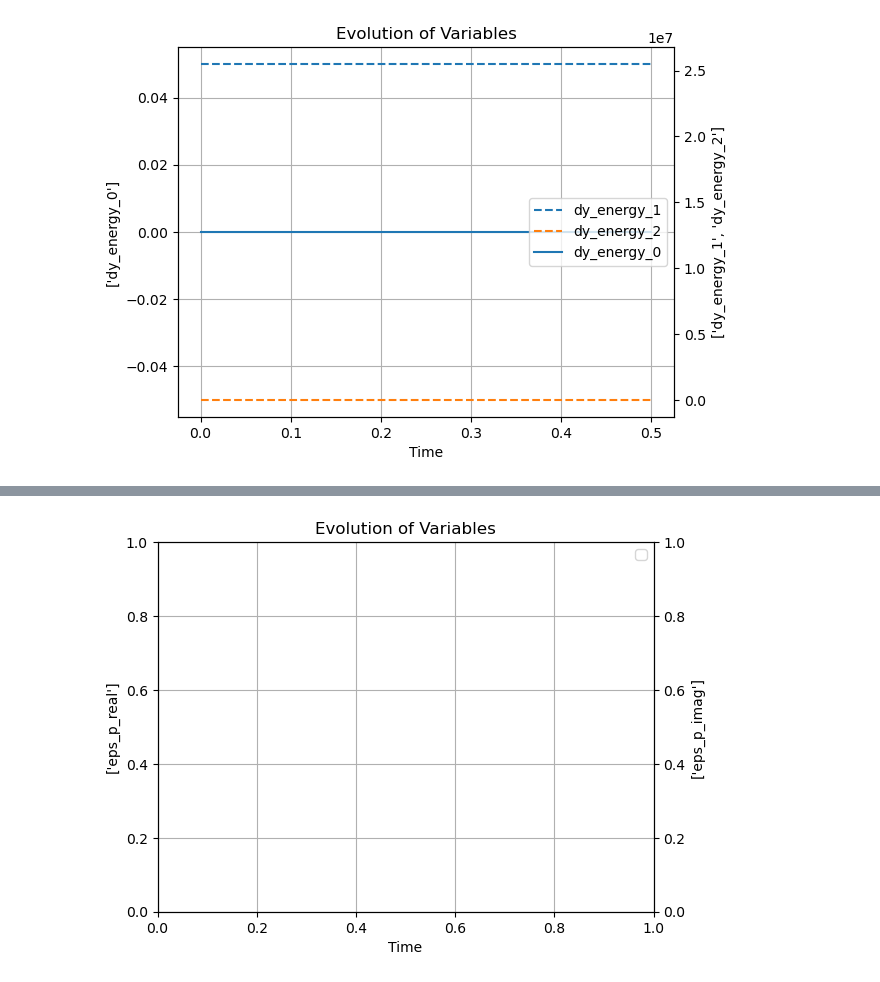
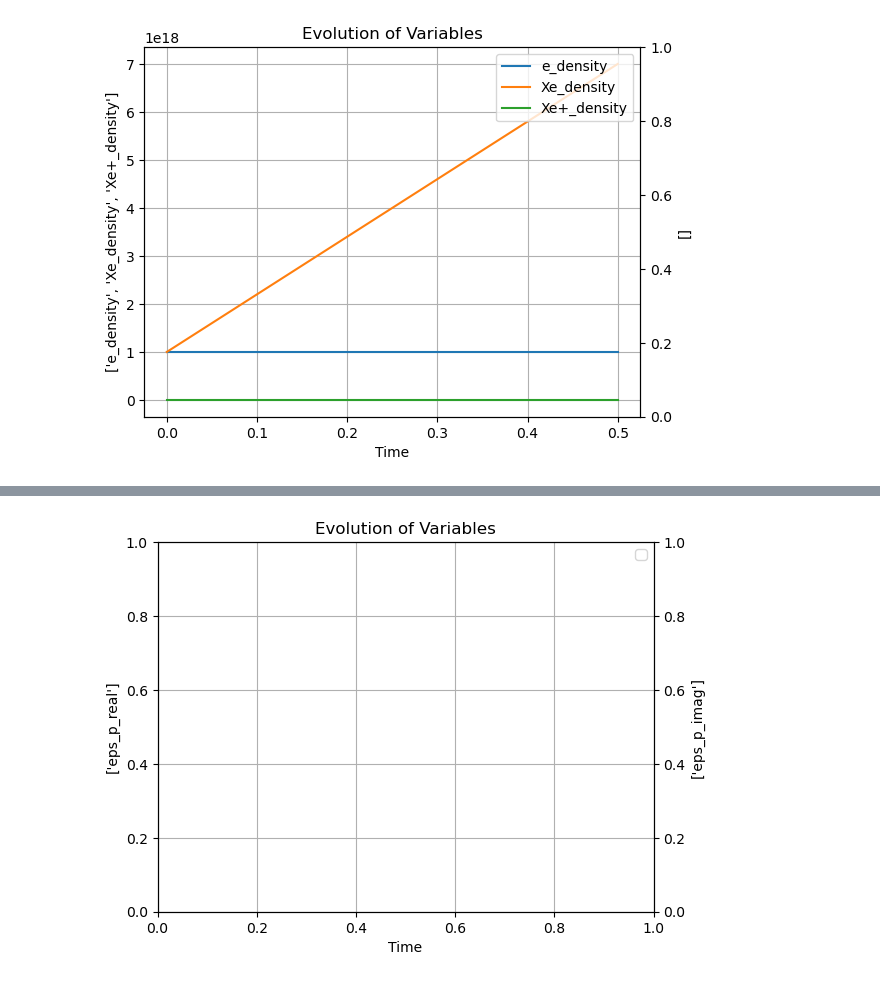
Before and after one commit to sverdier136/AtmopropX__0D-global-model, a Jupyter notebook: src/results_analysis.ipynb, the cells around one changed output, grey strips where cells are left out. Drawn from its saved outputs; the diff is of its cells as text; code cells hidden in the pictures.

```diff
--- a/src/results_analysis.ipynb
+++ b/src/results_analysis.ipynb
@@ -57,4 +51,4 @@ plot_variables(["dy_molecules_with_0_atom_temperature"], ["dy_molecules_with_1_a
-# %%
-plot_variables(['dy_energy_0'], ['dy_energy_1', 'dy_energy_2'])
-# %% [output]
-[figure, removed]
+# %%
+plot_variables(['e_density','Xe_density', 'Xe+_density'], [])
+# %% [output]
+[figure, added]
```
Also changed, not shown: parts of 4 cells of this notebook, 4 other files.
